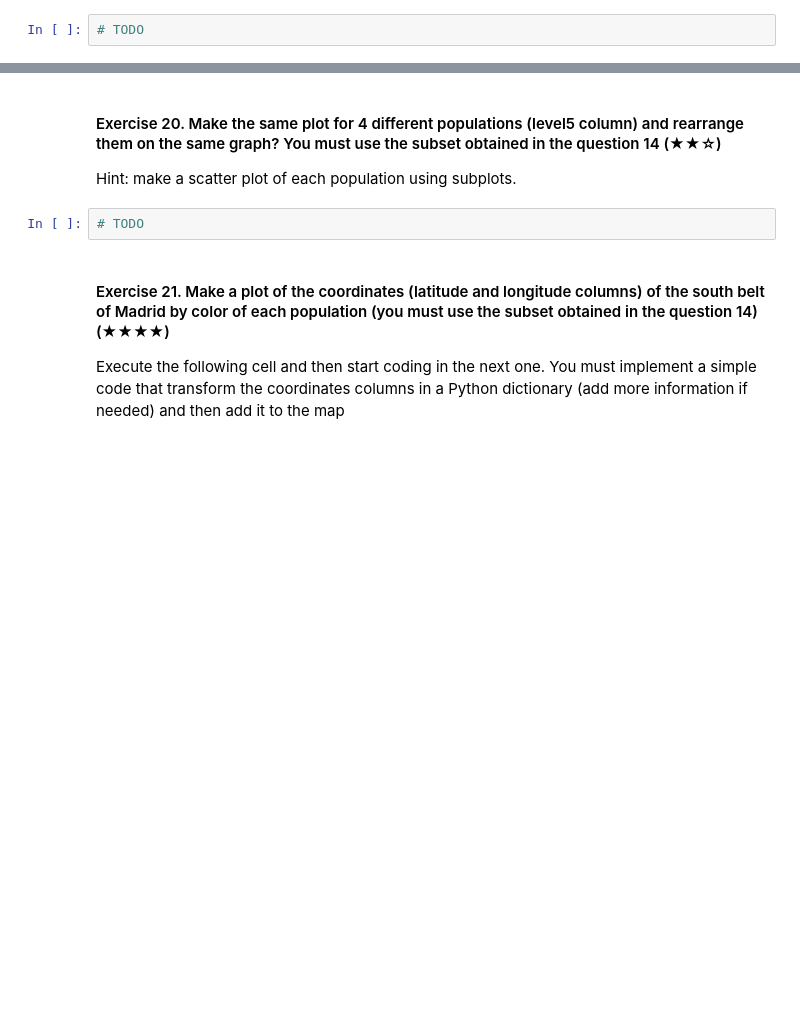
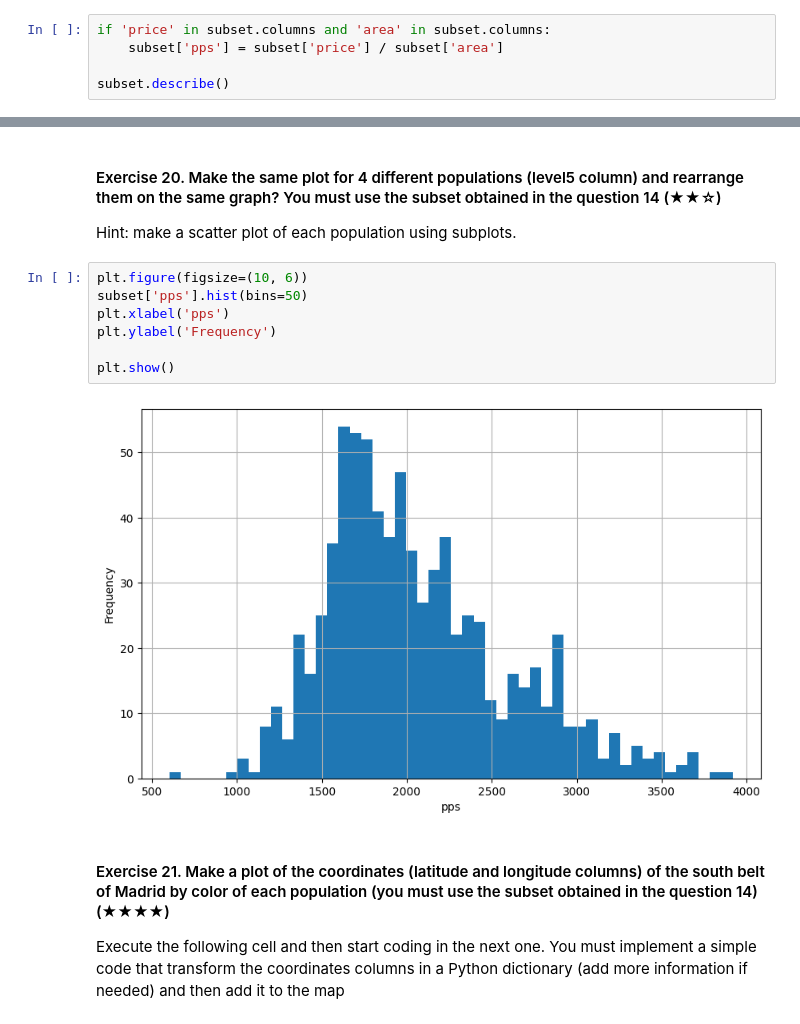
Before and after one commit to allankruger/realestate-datacleanup-exercise, a Jupyter notebook: project.ipynb, the cells around one changed output, grey strips where cells are left out. Cells and saved outputs as stored; diff of their text form; blank space fills up the shorter version.

```diff
--- a/project.ipynb
+++ b/project.ipynb
@@ -290,4 +337,7 @@ Hint: You can help yourself reviewing the multihist demo of Matplotlib
 
 Hint: Create a new column called `pps` (price per square) and then analyse the values
 # %%
-# TODO
+if 'price' in subset.columns and 'area' in subset.columns:
+    subset['pps'] = subset['price'] / subset['area']
+
+subset.describe()
@@ -295,7 +355,14 @@ Hint: Create a new column called `pps` (price per square) and then analyse the v
 #### Exercise 20. Make the same plot for 4 different populations (level5 column) and rearrange them on the same graph? You must use the subset obtained in the question 14 (★★☆)
 Hint: make a scatter plot of each population using subplots.
 # %%
-# TODO
+plt.figure(figsize=(10, 6))
+subset['pps'].hist(bins=50)
+plt.xlabel('pps')
+plt.ylabel('Frequency')
+
+plt.show()
+# %% [output]
+[figure, added]
 # %% [markdown]
 #### Exercise 21. Make a plot of the coordinates (latitude and longitude columns) of the south belt of Madrid by color of each population (you must use the subset obtained in the question 14) (★★★★)
 
```
Also changed, not shown: parts of 9 cells of this notebook.
